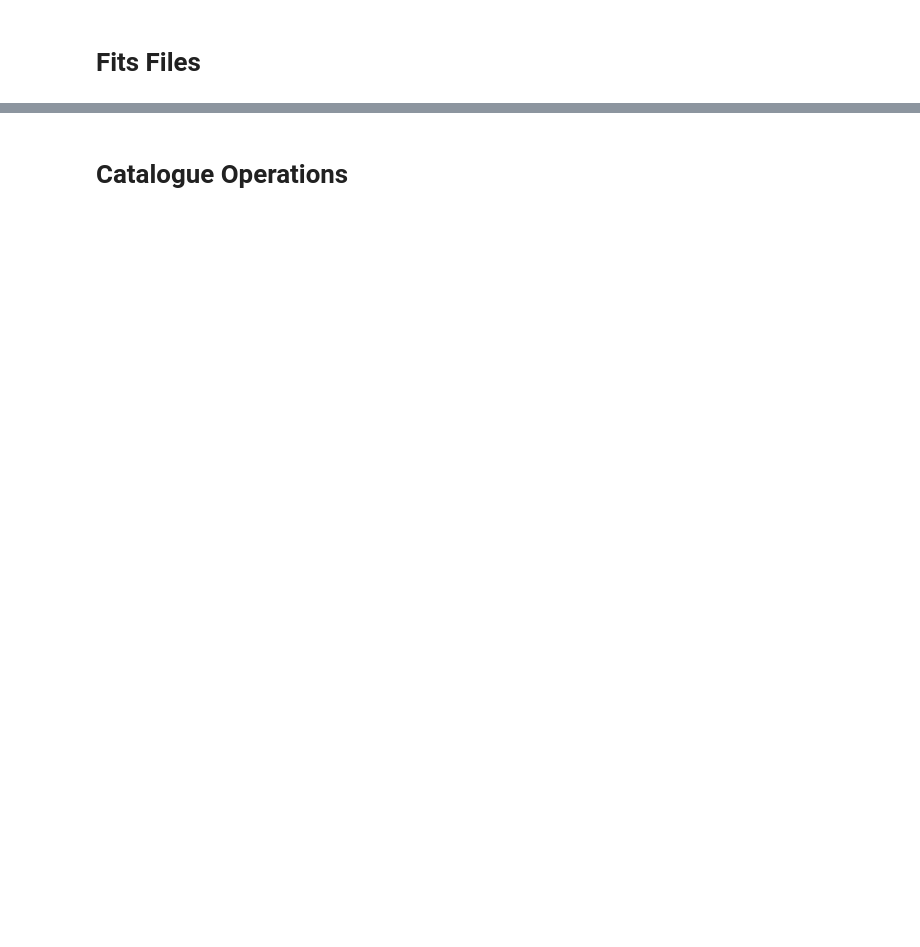
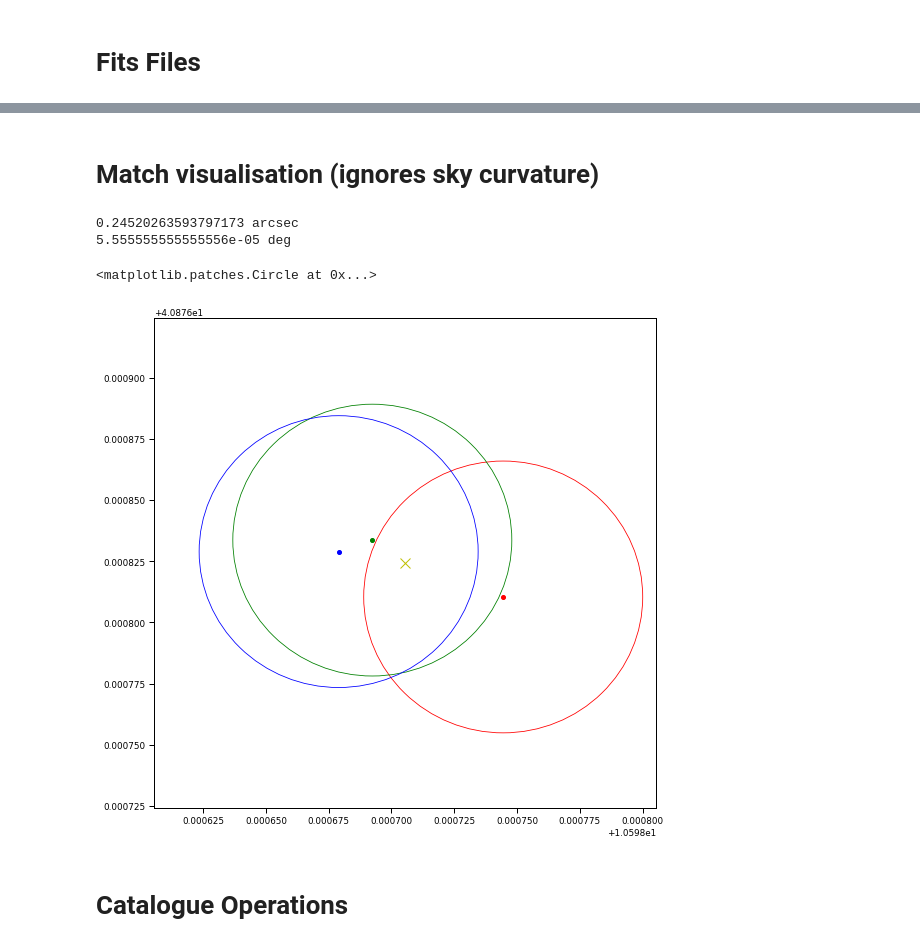
Before and after one commit to MichaelSharp7/M32, a Jupyter notebook: M32_cat.ipynb, the cells around one changed output, grey strips where cells are left out. Drawn from its saved outputs; the diff is of its cells as text; code cells hidden in the pictures; blank space fills up the shorter version.

```diff
--- a/M32_cat.ipynb
+++ b/M32_cat.ipynb
@@ -65,2 +103,40 @@ NTABLE  =                    1 / Number of following BINTABLE HDUs
+# %% [markdown]
+# Match visualisation (ignores sky curvature)
+# %%
+import math
+%matplotlib inline
+plt.figure(figsize=(9,9))
+x1,y1 = 10.5987445,40.87681039
+x2,y2 = 10.59869237,40.87683363
+x3,y3 = 10.59867896,40.87682893
+sep13 = math.sqrt((x3-x1)**2 + (y3-y1)**2) * u.degree
+sep13 = sep13.to(u.arcsec)
+print(sep13)
+plt.plot(x1,y1,'ro',ms=4)
+plt.plot(x2,y2,'go',ms=4)
+plt.plot(x3,y3,'bo',ms=4)
+stretch = 0.0001
+x_mean = (x1+x2+x3)/3
+y_mean = (y1+y2+y3)/3
+plt.plot(x_mean,y_mean,'yx',ms=10)
+plt.xlim(x_mean-stretch,x_mean+stretch)
+plt.ylim(y_mean-stretch,y_mean+stretch)
+
+ax = plt.gca()
+radius = 0.2*u.arcsec
+radius = radius.to(u.deg)
+print(radius)
+circle1 = plt.Circle((x1,y1), radius.value, color='red', fill=False) #max allowed radius
+circle2 = plt.Circle((x2,y2), radius.value, color='green', fill=False) #actual separation
+circle3 = plt.Circle((x3,y3), radius.value, color='blue', fill=False) #actual separation
+
+ax.add_artist(circle1)
+ax.add_artist(circle2)
+ax.add_artist(circle3)
+# %% [output]
+0.24520263593797173 arcsec
+5.555555555555556e-05 deg
+<matplotlib.patches.Circle at 0x...>
+[figure, added]
 # %% [markdown]
 # Catalogue Operations
```
Also changed, not shown: parts of 15 cells of this notebook, 2 other files.
